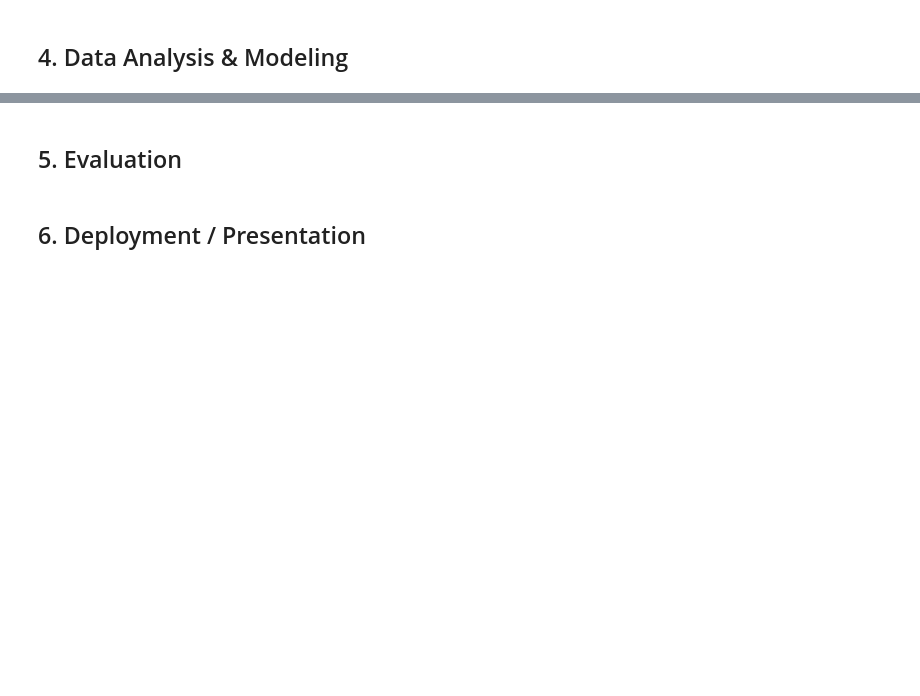
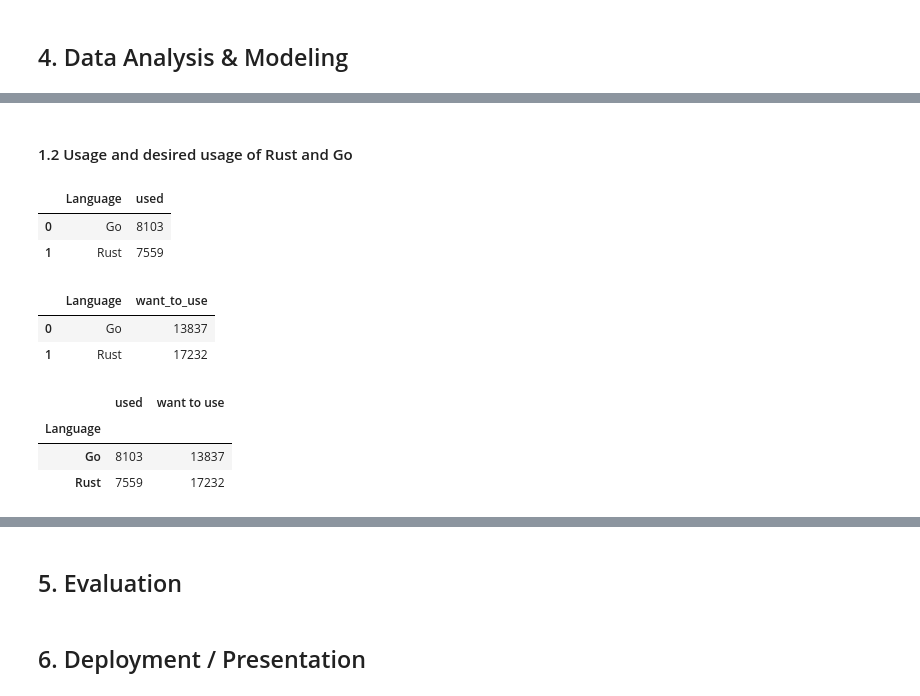
Before and after one commit to dirkhradecky/stackoverflow, a Jupyter notebook: stackoverflow.ipynb, the cells around one changed output, grey strips where cells are left out. Cells and saved outputs as stored; diff of their text form; code cells hidden in the pictures; blank space fills up the shorter version.

```diff
--- a/stackoverflow.ipynb
+++ b/stackoverflow.ipynb
@@ -463,0 +527,24 @@ See the caveats in the documentation: https://pandas.pydata.org/pandas-docs/stab
+# %% [markdown]
+#### 1.2 Usage and desired usage of Rust and Go
+# %%
+df_used = df_clean["LanguageHaveWorkedWith"].explode()
+df_used = df_used[df_used.isin(["Rust", "Go"])]
+df_used = df_used.value_counts()
+df_used = df_used.sort_index().reset_index()
+df_used.columns = ["Language", "used"]
+df_used
+# %% [output]
+|  | Language | used |
+| 0 | Go | 8103 |
+| 1 | Rust | 7559 |
+# %%
+df_wanted = df_clean["LanguageWantToWorkWith"].explode()
+df_wanted = df_wanted[df_wanted.isin(["Rust", "Go"])]
+df_wanted = df_wanted.value_counts()
+df_wanted = df_wanted.sort_index().reset_index()
+df_wanted.columns = ["Language", "want_to_use"]
+df_wanted
+# %% [output]
+|  | Language | want_to_use |
+| 0 | Go | 13837 |
+| 1 | Rust | 17232 |
@@ -463,0 +555,7 @@ See the caveats in the documentation: https://pandas.pydata.org/pandas-docs/stab
+# %%
+df_go_rust
+# %% [output]
+|  | used | want to use |
+| Language |  |  |
+| Go | 8103 | 13837 |
+| Rust | 7559 | 17232 |
```
Also changed, not shown: parts of 21 cells of this notebook.
